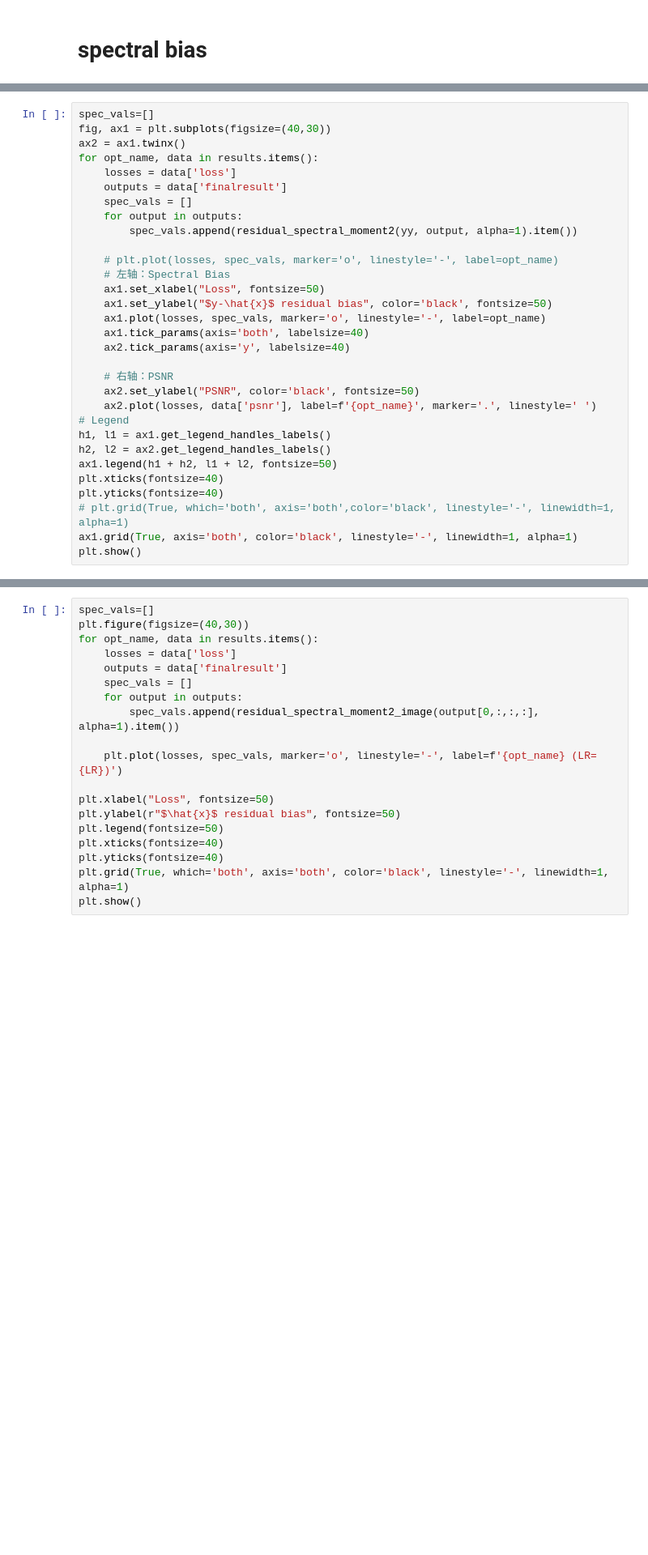
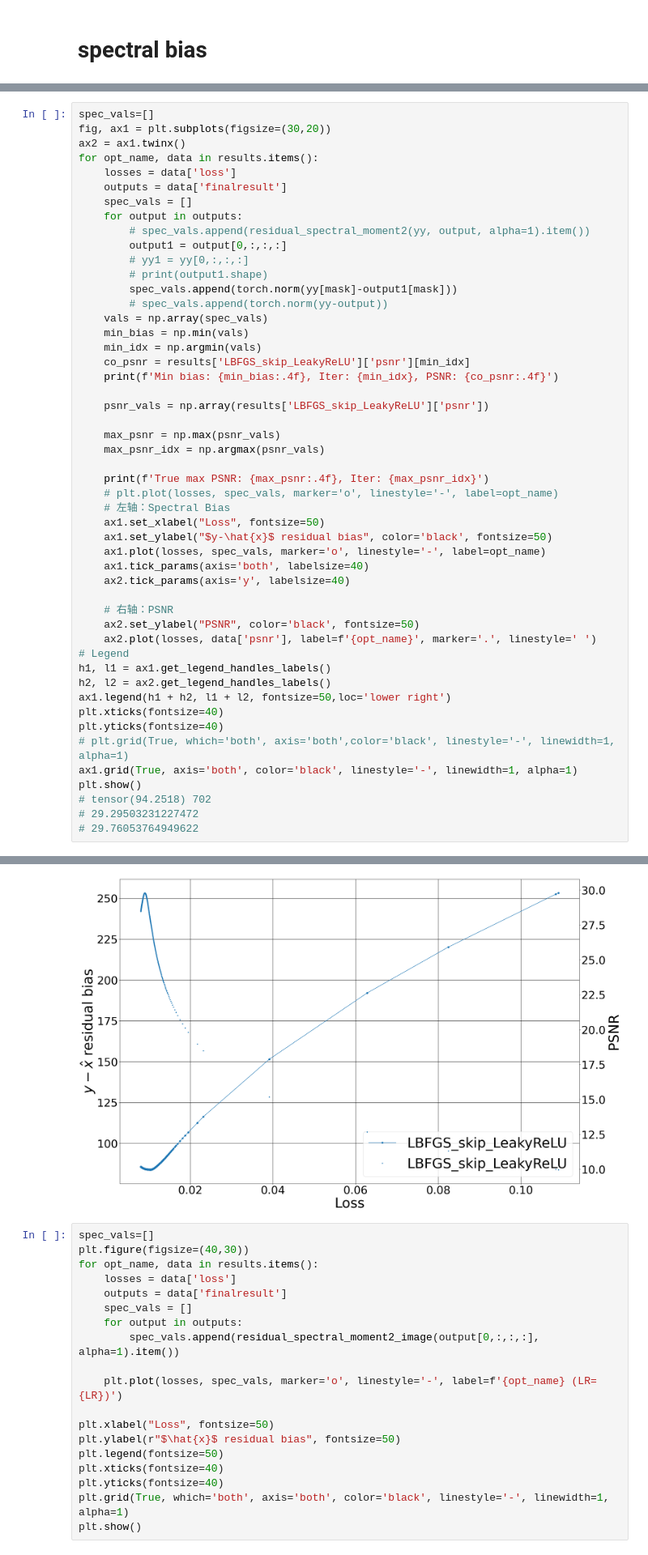
Before and after one commit to Huang-chao-yan/AB, a Jupyter notebook: denoising_0419_es.ipynb, the cells around one changed output, grey strips where cells are left out. Shown at 81% size. Saved outputs shown, nothing was run; the diff lists cells and outputs as text; blank space fills up the shorter version.

```diff
--- a/denoising_0419_es.ipynb
+++ b/denoising_0419_es.ipynb
@@ -291,14 +379,30 @@ plt.show()
 # %%
 spec_vals=[]
-fig, ax1 = plt.subplots(figsize=(40,30))
+fig, ax1 = plt.subplots(figsize=(30,20))
 ax2 = ax1.twinx()
 for opt_name, data in results.items():
     losses = data['loss']
     outputs = data['finalresult']
     spec_vals = []
     for output in outputs:
-        spec_vals.append(residual_spectral_moment2(yy, output, alpha=1).item())
+        # spec_vals.append(residual_spectral_moment2(yy, output, alpha=1).item())
+        output1 = output[0,:,:,:]
+        # yy1 = yy[0,:,:,:]
+        # print(output1.shape)
+        spec_vals.append(torch.norm(yy[mask]-output1[mask]))
+        # spec_vals.append(torch.norm(yy-output))
+    vals = np.array(spec_vals)
+    min_bias = np.min(vals)
+    min_idx = np.argmin(vals)
+    co_psnr = results['LBFGS_skip_LeakyReLU']['psnr'][min_idx]
+    print(f'Min bias: {min_bias:.4f}, Iter: {min_idx}, PSNR: {co_psnr:.4f}')
 
+    psnr_vals = np.array(results['LBFGS_skip_LeakyReLU']['psnr'])
+
+    max_psnr = np.max(psnr_vals)
+    max_psnr_idx = np.argmax(psnr_vals)
+
+    print(f'True max PSNR: {max_psnr:.4f}, Iter: {max_psnr_idx}')
     # plt.plot(losses, spec_vals, marker='o', linestyle='-', label=opt_name)
     # 左轴：Spectral Bias
     ax1.set_xlabel("Loss", fontsize=50)
@@ -313,9 +417,13 @@ for opt_name, data in results.items():
 # Legend
 h1, l1 = ax1.get_legend_handles_labels()
 h2, l2 = ax2.get_legend_handles_labels()
-ax1.legend(h1 + h2, l1 + l2, fontsize=50)
+ax1.legend(h1 + h2, l1 + l2, fontsize=50,loc='lower right')
 plt.xticks(fontsize=40)
 plt.yticks(fontsize=40)
 # plt.grid(True, which='both', axis='both',color='black', linestyle='-', linewidth=1, alpha=1)
 ax1.grid(True, axis='both', color='black', linestyle='-', linewidth=1, alpha=1)
 plt.show()
+# tensor(94.2518) 702
+# 29.29503231227472
+# 29.76053764949622
+# %% [output]
@@ -322,3 +432,4 @@ plt.show()
+[figure, added]
 # %%
 spec_vals=[]
 plt.figure(figsize=(40,30))
```
Also changed, not shown: parts of 19 cells of this notebook.
